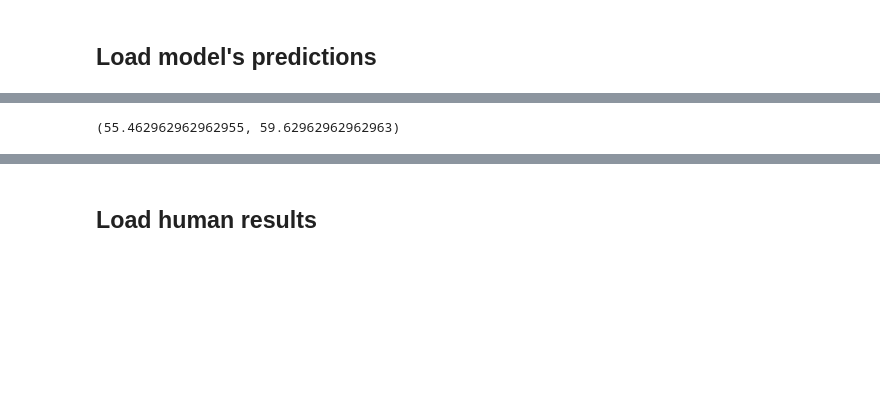
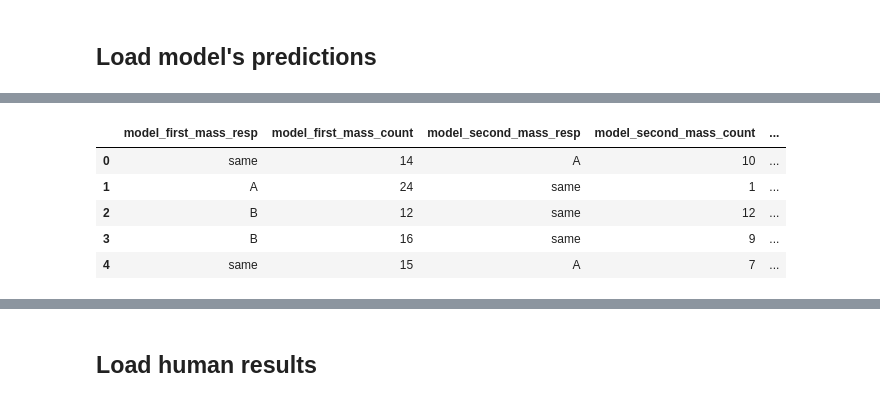
Before and after one commit to iamhectorotero/learning-physical-properties-with-rnns, a Jupyter notebook: cogsci_experiments/xx. Statistical tests between human participants and RNN models (MajorityVote).ipynb, the cells around one changed output, grey strips where cells are left out. Saved outputs shown, nothing was run; the diff lists cells and outputs as text; code cells hidden in the pictures; blank space fills up the shorter version.

```diff
--- a/cogsci_experiments/xx. Statistical tests between human participants and RNN models (MajorityVote).ipynb
+++ b/cogsci_experiments/xx. Statistical tests between human participants and RNN models (MajorityVote).ipynb
@@ -97,4 +111,0 @@ Model's accuracy on test set: [54.62962963 62.5       ]
-# %%
-np.mean(group_mass_acc), np.mean(group_force_acc)
-# %% [output]
-(55.462962962962955, 59.62962962962963)
@@ -111,0 +115,47 @@ ensemble_force_answers = [FORCE_CLASS_COLS[i] for i in majority_force_prediction
+# %%
+answers = []
+for question_i in range(group_mass_prediction.shape[1]):
+
+    mass_predictions = list(group_mass_prediction[:, question_i])
+    question_mass_answers = [(key, mass_predictions.count(key)) for key in range(3)]
+    question_mass_answers = sorted(question_mass_answers, key=lambda x: x[1], reverse=True)
+    question_mass_answers = np.hstack(question_mass_answers)
+
+    force_predictions = list(group_force_prediction[:, question_i])
+    question_force_answers = [(key, force_predictions.count(key)) for key in range(3)]
+    question_force_answers = sorted(question_force_answers, key=lambda x: x[1], reverse=True)
+    question_force_answers = np.hstack(question_force_answers)
+
+    answers.append(np.hstack((question_mass_answers, question_force_answers)))
+
+
+model_answers_df = pd.DataFrame(data=answers,
+                                columns=["model_first_mass_resp", "model_first_mass_count",
+                                         "model_second_mass_resp", "model_second_mass_count",
+                                         "model_third_mass_resp", "model_third_mass_count",
+                                         "model_first_rel_resp", "model_first_rel_count",
+                                         "model_second_rel_resp", "model_second_rel_count",
+                                         "model_third_rel_resp", "model_third_rel_count"
+                                         ])
+
+model_answers_df = model_answers_df.fillna(0)
+
+mass_answer_id_to_str = lambda x: MASS_CLASS_COLS[int(x)]
+rel_answer_id_to_str = lambda x: FORCE_CLASS_COLS[int(x)]
+
+model_answers_df.model_first_mass_resp = model_answers_df.model_first_mass_resp.apply(mass_answer_id_to_str)
+model_answers_df.model_second_mass_resp = model_answers_df.model_second_mass_resp.apply(mass_answer_id_to_str)
+model_answers_df.model_third_mass_resp = model_answers_df.model_third_mass_resp.apply(mass_answer_id_to_str)
+
+model_answers_df.model_first_rel_resp = model_answers_df.model_first_rel_resp.apply(rel_answer_id_to_str)
+model_answers_df.model_second_rel_resp = model_answers_df.model_second_rel_resp.apply(rel_answer_id_to_str)
+model_answers_df.model_third_rel_resp = model_answers_df.model_third_rel_resp.apply(rel_answer_id_to_str)
+# %%
+model_answers_df.head()
+# %% [output]
+|  | model_first_mass_resp | model_first_mass_count | model_second_mass_resp | model_second_mass_count | ... |
+| 0 | same | 14 | A | 10 | ... |
+| 1 | A | 24 | same | 1 | ... |
+| 2 | B | 12 | same | 12 | ... |
+| 3 | B | 16 | same | 9 | ... |
+| 4 | same | 15 | A | 7 | ... |
```
Also changed, not shown: parts of 95 cells of this notebook.
